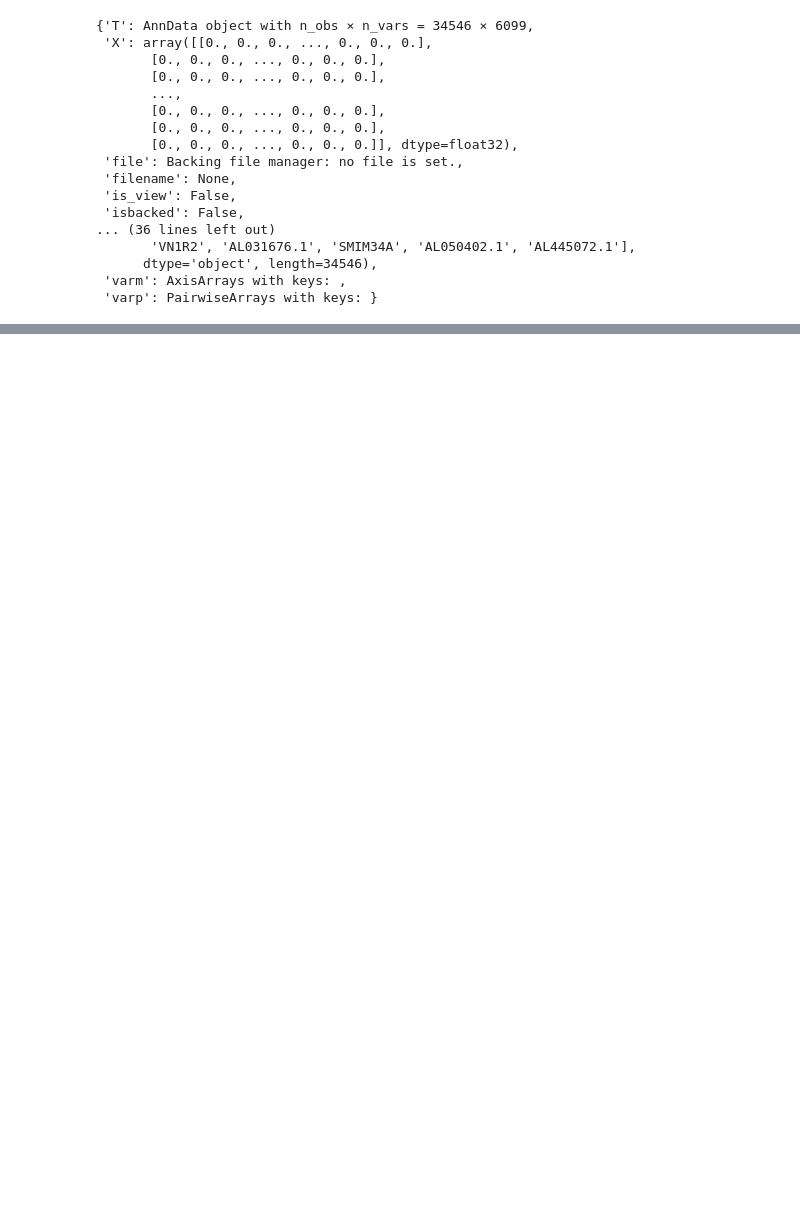
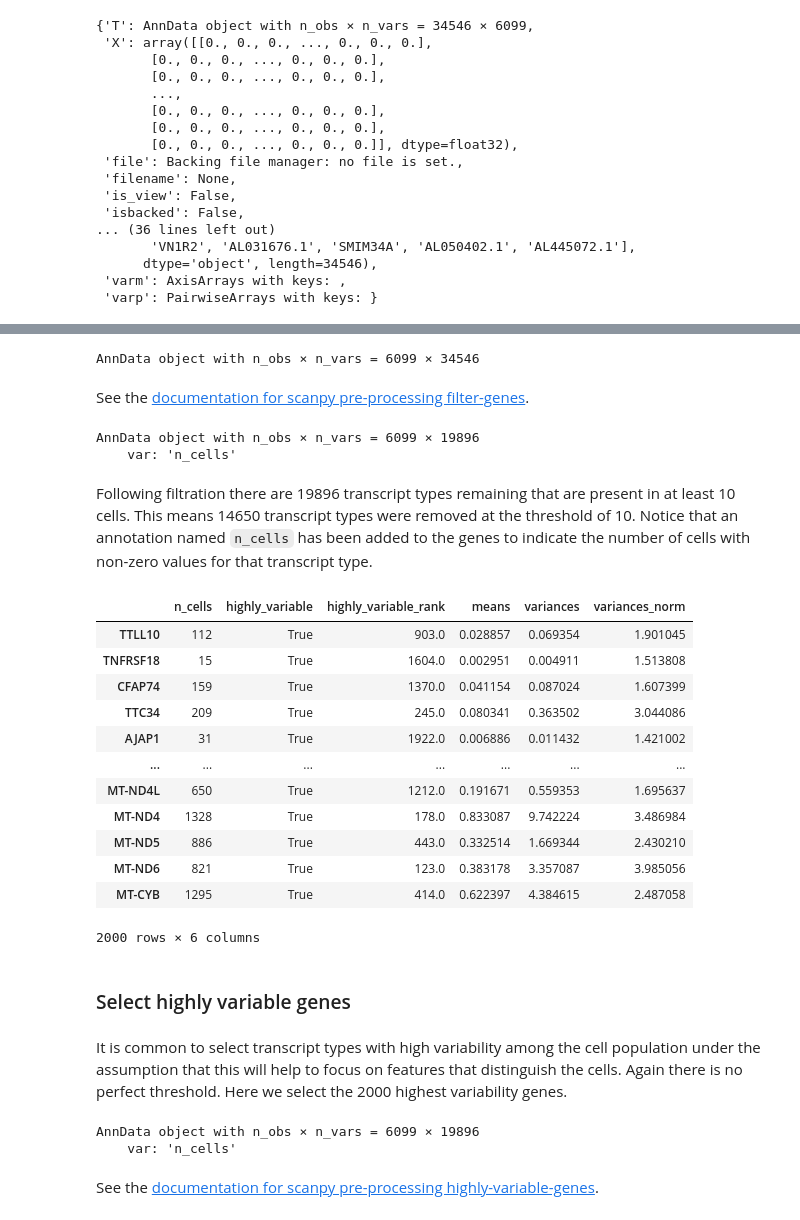
Before and after one commit to cameronraysmith/sc, a Jupyter notebook: source/02-analysis-review.ipynb, the cells around one changed output, grey strips where cells are left out. Saved outputs shown, nothing was run; the diff lists cells and outputs as text; code cells hidden in the pictures; blank space fills up the shorter version.

```diff
--- a/source/02-analysis-review.ipynb
+++ b/source/02-analysis-review.ipynb
@@ -269,0 +258,6 @@ The data appears to contain reads mapped to 34546 RNA molecule-associated featur
+# %%
+adata
+# %% [output]
+AnnData object with n_obs × n_vars = 6099 × 34546
+# %% [markdown]
+See the [documentation for scanpy pre-processing filter-genes](https://scanpy.readthedocs.io/en/latest/generated/scanpy.pp.filter_genes.html).
@@ -269,0 +266,34 @@ The data appears to contain reads mapped to 34546 RNA molecule-associated featur
+# %%
+adata
+# %% [output]
+AnnData object with n_obs × n_vars = 6099 × 19896
+    var: 'n_cells'
+# %% [markdown]
+Following filtration there are 19896 transcript types remaining that are present in at least 10 cells. This means 14650 transcript types were removed at the threshold of 10. Notice that an annotation named `n_cells` has been added to the genes to indicate the number of cells with non-zero values for that transcript type.
+# %%
+adata.var
+# %% [output]
+|  | n_cells | highly_variable | highly_variable_rank | means | variances | variances_norm |
+| TTLL10 | 112 | True | 903.0 | 0.028857 | 0.069354 | 1.901045 |
+| TNFRSF18 | 15 | True | 1604.0 | 0.002951 | 0.004911 | 1.513808 |
+| CFAP74 | 159 | True | 1370.0 | 0.041154 | 0.087024 | 1.607399 |
+| TTC34 | 209 | True | 245.0 | 0.080341 | 0.363502 | 3.044086 |
+| AJAP1 | 31 | True | 1922.0 | 0.006886 | 0.011432 | 1.421002 |
+| ... | ... | ... | ... | ... | ... | ... |
+| MT-ND4L | 650 | True | 1212.0 | 0.191671 | 0.559353 | 1.695637 |
+| MT-ND4 | 1328 | True | 178.0 | 0.833087 | 9.742224 | 3.486984 |
+| MT-ND5 | 886 | True | 443.0 | 0.332514 | 1.669344 | 2.430210 |
+| MT-ND6 | 821 | True | 123.0 | 0.383178 | 3.357087 | 3.985056 |
+| MT-CYB | 1295 | True | 414.0 | 0.622397 | 4.384615 | 2.487058 |
+2000 rows × 6 columns
+# %% [markdown]
+### Select highly variable genes
+# %% [markdown]
+It is common to select transcript types with high variability among the cell population under the assumption that this will help to focus on features that distinguish the cells. Again there is no perfect threshold. Here we select the 2000 highest variability genes.
+# %%
+adata
+# %% [output]
+AnnData object with n_obs × n_vars = 6099 × 19896
+    var: 'n_cells'
+# %% [markdown]
+See the [documentation for scanpy pre-processing highly-variable-genes](https://scanpy.readthedocs.io/en/latest/generated/scanpy.pp.highly_variable_genes.html).
```
Also changed, not shown: parts of 28 cells of this notebook, 2 other files.
